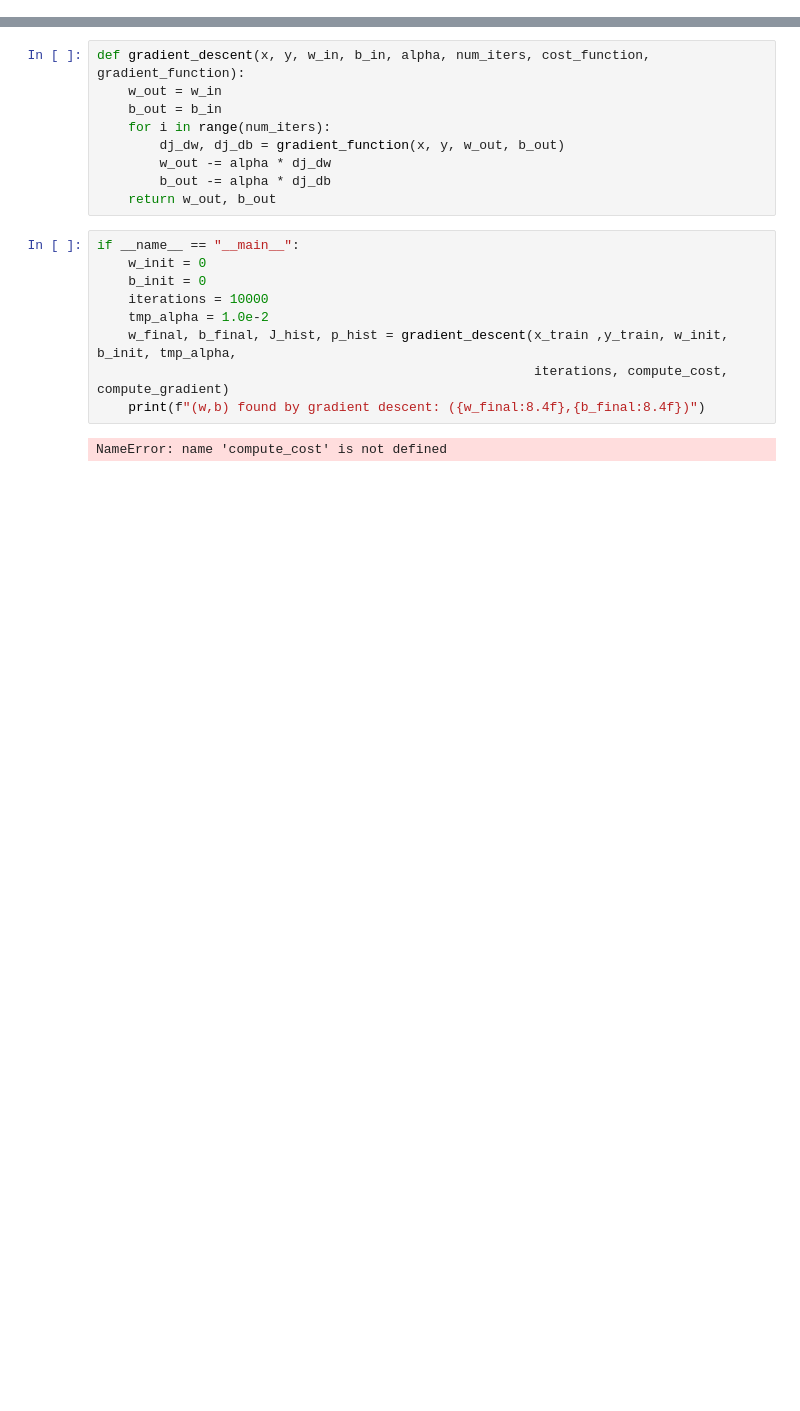
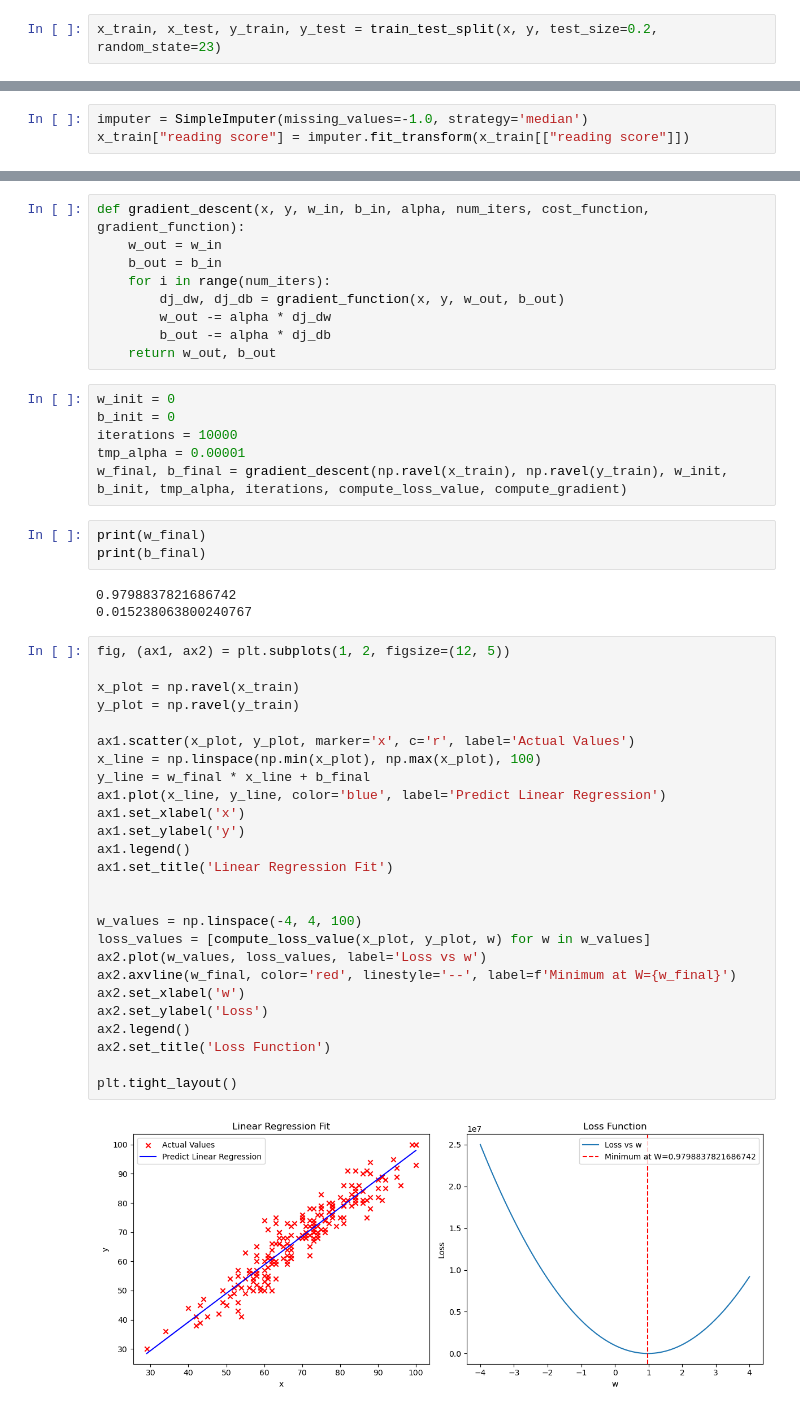
Before and after one commit to HuyinCP/Customize-ML-Models, a Jupyter notebook: gradient_descent_minimizeMSE.ipynb, the cells around one changed output, grey strips where cells are left out. Cells and saved outputs as stored; diff of their text form; blank space fills up the shorter version.

```diff
--- a/gradient_descent_minimizeMSE.ipynb
+++ b/gradient_descent_minimizeMSE.ipynb
@@ -38,0 +49,2 @@ $$
+# %%
+x_train, x_test, y_train, y_test = train_test_split(x, y, test_size=0.2, random_state=23)
@@ -38,0 +53,3 @@ $$
+# %%
+imputer = SimpleImputer(missing_values=-1.0, strategy='median')
+x_train["reading score"] = imputer.fit_transform(x_train[["reading score"]])
@@ -78,13 +101,42 @@ def gradient_descent(x, y, w_in, b_in, alpha, num_iters, cost_function, gradient
         b_out -= alpha * dj_db
     return w_out, b_out
 # %%
-if __name__ == "__main__":
-    w_init = 0
-    b_init = 0
-    iterations = 10000
-    tmp_alpha = 1.0e-2
-    w_final, b_final, J_hist, p_hist = gradient_descent(x_train ,y_train, w_init, b_init, tmp_alpha,
-                                                        iterations, compute_cost, compute_gradient)
-    print(f"(w,b) found by gradient descent: ({w_final:8.4f},{b_final:8.4f})")
+w_init = 0
+b_init = 0
+iterations = 10000
+tmp_alpha = 0.00001
+w_final, b_final = gradient_descent(np.ravel(x_train), np.ravel(y_train), w_init, b_init, tmp_alpha, iterations, compute_loss_value, compute_gradient)
-# %% [output]
-NameError: name 'compute_cost' is not defined
+# %%
+print(w_final)
+print(b_final)
+# %% [output]
+0.9798837821686742
+0.015238063800240767
+# %%
+fig, (ax1, ax2) = plt.subplots(1, 2, figsize=(12, 5))
+
+x_plot = np.ravel(x_train)
+y_plot = np.ravel(y_train)
+
+ax1.scatter(x_plot, y_plot, marker='x', c='r', label='Actual Values')
+x_line = np.linspace(np.min(x_plot), np.max(x_plot), 100)
+y_line = w_final * x_line + b_final
+ax1.plot(x_line, y_line, color='blue', label='Predict Linear Regression')
+ax1.set_xlabel('x')
+ax1.set_ylabel('y')
+ax1.legend()
+ax1.set_title('Linear Regression Fit')
+
+
+w_values = np.linspace(-4, 4, 100)
+loss_values = [compute_loss_value(x_plot, y_plot, w) for w in w_values]
+ax2.plot(w_values, loss_values, label='Loss vs w')
+ax2.axvline(w_final, color='red', linestyle='--', label=f'Minimum at W={w_final}')
+ax2.set_xlabel('w')
+ax2.set_ylabel('Loss')
+ax2.legend()
+ax2.set_title('Loss Function')
+
+plt.tight_layout()
+# %% [output]
+[figure, added]
```
Also changed, not shown: parts of 11 cells of this notebook.
